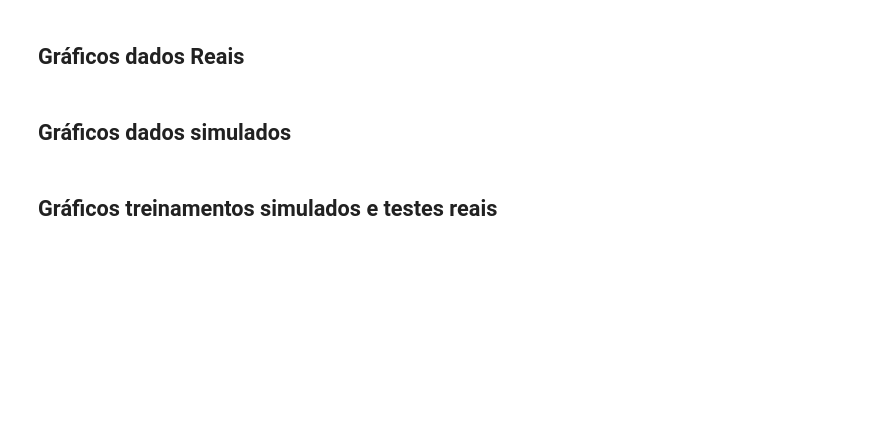
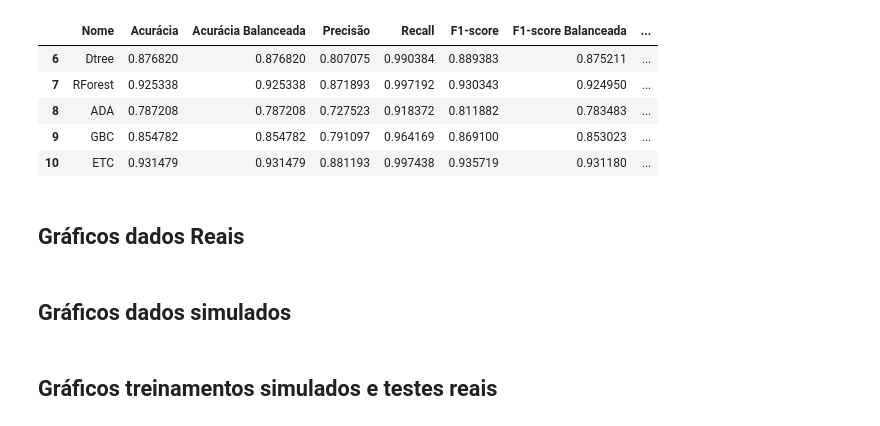
Before and after one commit to GUIPETAV/modelos, a Jupyter notebook: graficos.ipynb, the cells around one changed output. Cells and saved outputs as stored; diff of their text form; code cells hidden in the pictures; blank space fills up the shorter version.

```diff
--- a/graficos.ipynb
+++ b/graficos.ipynb
@@ -13,9 +13,18 @@ df6 = pd.read_csv('https://raw.githubusercontent.com/GUIPETAV/modelos/main/model
 df7 = pd.read_csv('https://raw.githubusercontent.com/GUIPETAV/modelos/main/modelos_real_realt.csv')
 df8 = pd.read_csv('https://raw.githubusercontent.com/GUIPETAV/modelos/main/modelos_sim_simt.csv')
 df9 = pd.read_csv('https://raw.githubusercontent.com/GUIPETAV/modelos/main/modelos_sim_realt.csv')
-df10 = pd.read_csv('https://raw.githubusercontent.com/GUIPETAV/modelos/main/modelos_real_realp.csv')
-df11 = pd.read_csv('https://raw.githubusercontent.com/GUIPETAV/modelos/main/modelos_sim_simp.csv')
+#df10 = pd.read_csv('https://raw.githubusercontent.com/GUIPETAV/modelos/main/modelos_real_realp.csv')
+#df11 = pd.read_csv('https://raw.githubusercontent.com/GUIPETAV/modelos/main/modelos_sim_simp.csv')
 #df12= pd.read_csv('https://raw.githubusercontent.com/GUIPETAV/modelos/main/modelos_sim_realp.csv')
+# %%
+df11.tail()
+# %% [output]
+|  | Nome | Acurácia | Acurácia Balanceada | Precisão | Recall | F1-score | F1-score Balanceada | ... |
+| 6 | Dtree | 0.876820 | 0.876820 | 0.807075 | 0.990384 | 0.889383 | 0.875211 | ... |
+| 7 | RForest | 0.925338 | 0.925338 | 0.871893 | 0.997192 | 0.930343 | 0.924950 | ... |
+| 8 | ADA | 0.787208 | 0.787208 | 0.727523 | 0.918372 | 0.811882 | 0.783483 | ... |
+| 9 | GBC | 0.854782 | 0.854782 | 0.791097 | 0.964169 | 0.869100 | 0.853023 | ... |
+| 10 | ETC | 0.931479 | 0.931479 | 0.881193 | 0.997438 | 0.935719 | 0.931180 | ... |
 # %% [markdown]
 ## Gráficos dados Reais
 # %%
```
Also changed, not shown: parts of 3 cells of this notebook.
